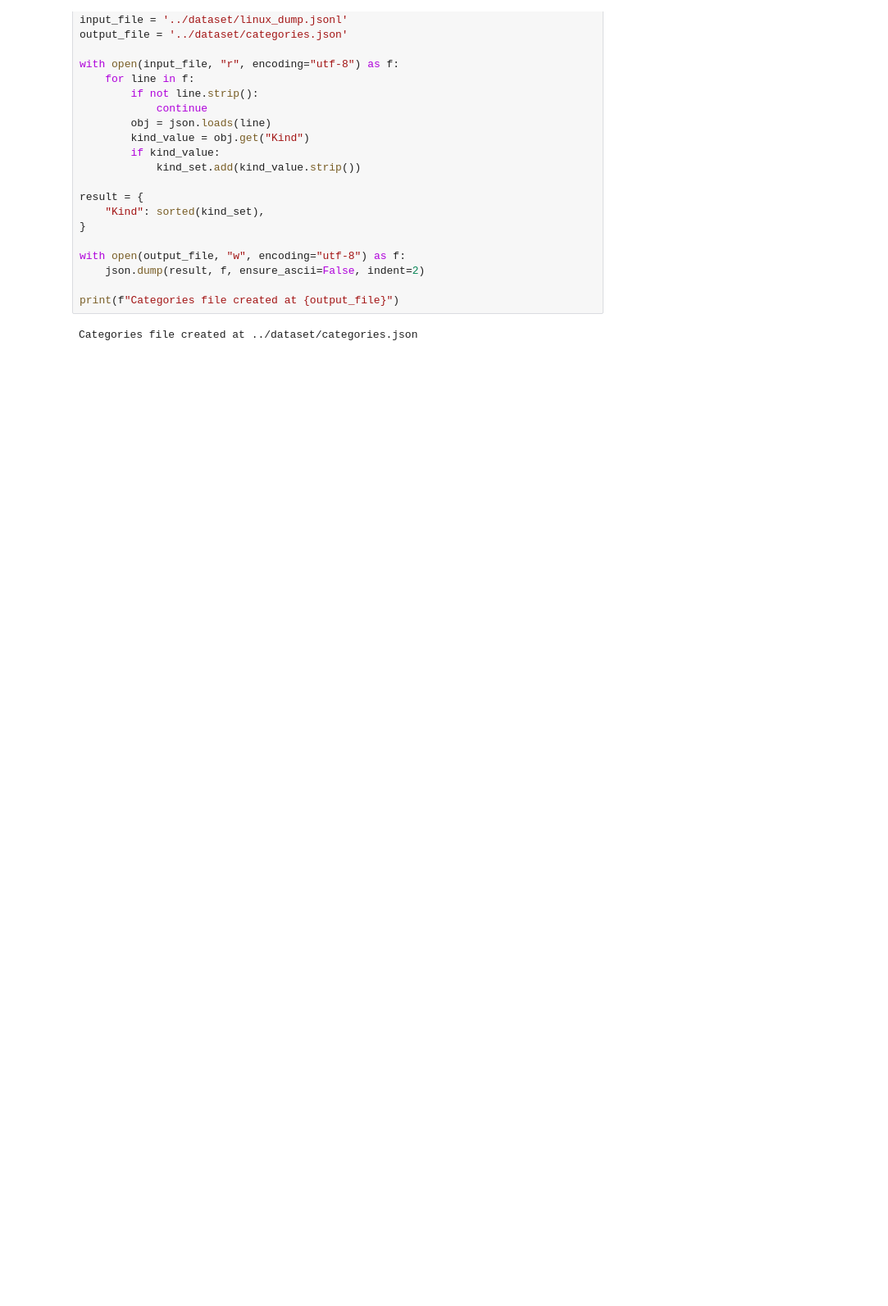
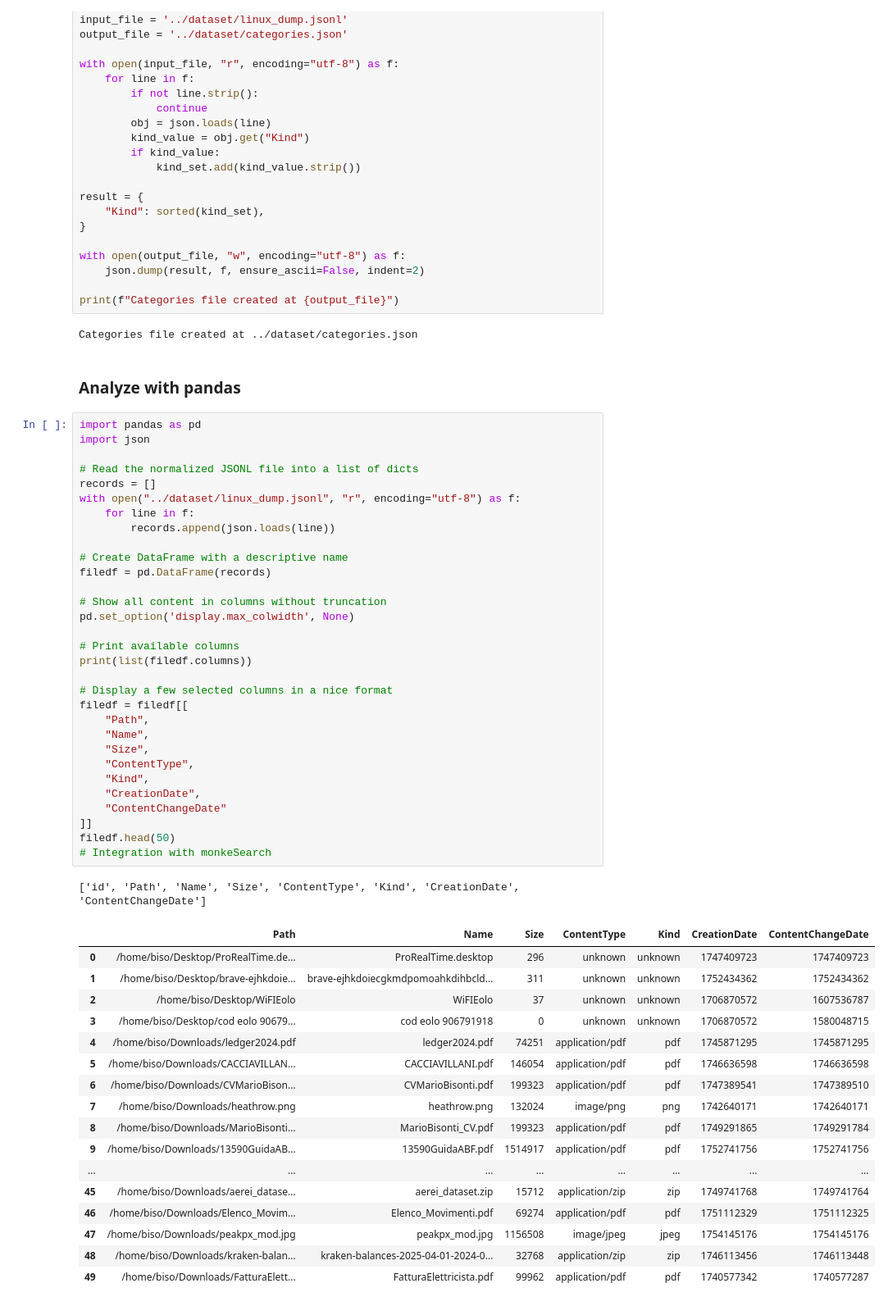
Before and after one commit to tatankam/intelligent-file-search, a Jupyter notebook: notebooks/dataset_loading.ipynb, the cells around one changed output. Shown: that part at 82% size. Drawn from its saved outputs; the diff is of its cells as text; blank space fills up the shorter version.

```diff
--- a/notebooks/dataset_loading.ipynb
+++ b/notebooks/dataset_loading.ipynb
@@ -447,3 +447,55 @@ with open(output_file, "w", encoding="utf-8") as f:
 print(f"Categories file created at {output_file}")
 # %% [output]
 Categories file created at ../dataset/categories.json
+# %% [markdown]
+### Analyze with pandas
+# %%
+import pandas as pd
+import json
+
+# Read the normalized JSONL file into a list of dicts
+records = []
+with open("../dataset/linux_dump.jsonl", "r", encoding="utf-8") as f:
+    for line in f:
+        records.append(json.loads(line))
+
+# Create DataFrame with a descriptive name
+filedf = pd.DataFrame(records)
+
+# Show all content in columns without truncation
+pd.set_option('display.max_colwidth', None)
+
+# Print available columns
+print(list(filedf.columns))
+
+# Display a few selected columns in a nice format
+filedf = filedf[[
+    "Path",
+    "Name",
+    "Size",
+    "ContentType",
+    "Kind",
+    "CreationDate",
+    "ContentChangeDate"
+]]
+filedf.head(50)
+# Integration with monkeSearch
+# %% [output]
+['id', 'Path', 'Name', 'Size', 'ContentType', 'Kind', 'CreationDate', 'ContentChangeDate']
+|  | Path | Name | Size | ContentType | Kind | CreationDate | ContentChangeDate |
+| 0 | /home/biso/Desktop/ProRealTime.de... | ProRealTime.desktop | 296 | unknown | unknown | 1747409723 | 1747409723 |
+| 1 | /home/biso/Desktop/brave-ejhkdoie... | brave-ejhkdoiecgkmdpomoahkdihbcld... | 311 | unknown | unknown | 1752434362 | 1752434362 |
+| 2 | /home/biso/Desktop/WiFIEolo | WiFIEolo | 37 | unknown | unknown | 1706870572 | 1607536787 |
+| 3 | /home/biso/Desktop/cod eolo 90679... | cod eolo 906791918 | 0 | unknown | unknown | 1706870572 | 1580048715 |
+| 4 | /home/biso/Downloads/ledger2024.pdf | ledger2024.pdf | 74251 | application/pdf | pdf | 1745871295 | 1745871295 |
+| 5 | /home/biso/Downloads/CACCIAVILLAN... | CACCIAVILLANI.pdf | 146054 | application/pdf | pdf | 1746636598 | 1746636598 |
+| 6 | /home/biso/Downloads/CVMarioBison... | CVMarioBisonti.pdf | 199323 | application/pdf | pdf | 1747389541 | 1747389510 |
+| 7 | /home/biso/Downloads/heathrow.png | heathrow.png | 132024 | image/png | png | 1742640171 | 1742640171 |
+| 8 | /home/biso/Downloads/MarioBisonti... | MarioBisonti_CV.pdf | 199323 | application/pdf | pdf | 1749291865 | 1749291784 |
+| 9 | /home/biso/Downloads/13590GuidaAB... | 13590GuidaABF.pdf | 1514917 | application/pdf | pdf | 1752741756 | 1752741756 |
+| ... | ... | ... | ... | ... | ... | ... | ... |
+| 45 | /home/biso/Downloads/aerei_datase... | aerei_dataset.zip | 15712 | application/zip | zip | 1749741768 | 1749741764 |
+| 46 | /home/biso/Downloads/Elenco_Movim... | Elenco_Movimenti.pdf | 69274 | application/pdf | pdf | 1751112329 | 1751112325 |
+| 47 | /home/biso/Downloads/peakpx_mod.jpg | peakpx_mod.jpg | 1156508 | image/jpeg | jpeg | 1754145176 | 1754145176 |
+| 48 | /home/biso/Downloads/kraken-balan... | kraken-balances-2025-04-01-2024-0... | 32768 | application/zip | zip | 1746113456 | 1746113448 |
+| 49 | /home/biso/Downloads/FatturaElett... | FatturaElettricista.pdf | 99962 | application/pdf | pdf | 1740577342 | 1740577287 |
```
Also changed, not shown: parts of 5 cells of this notebook, 6 other files.
